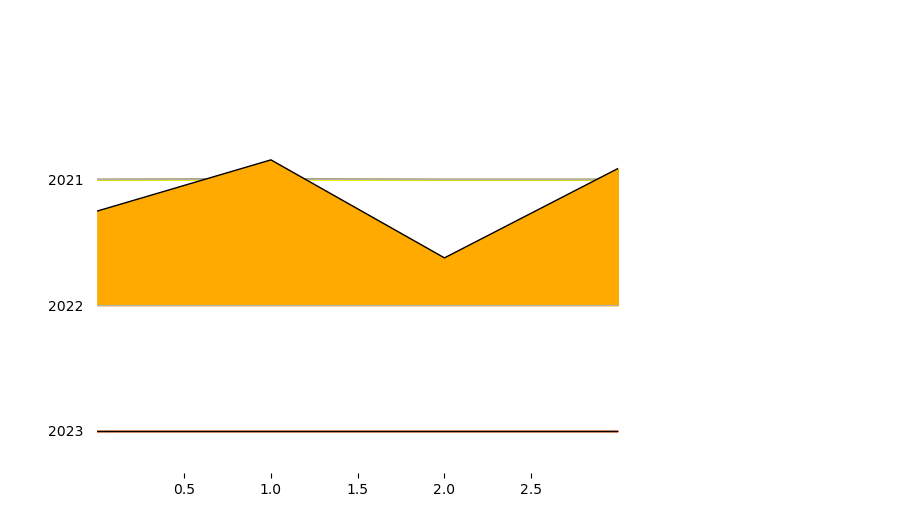
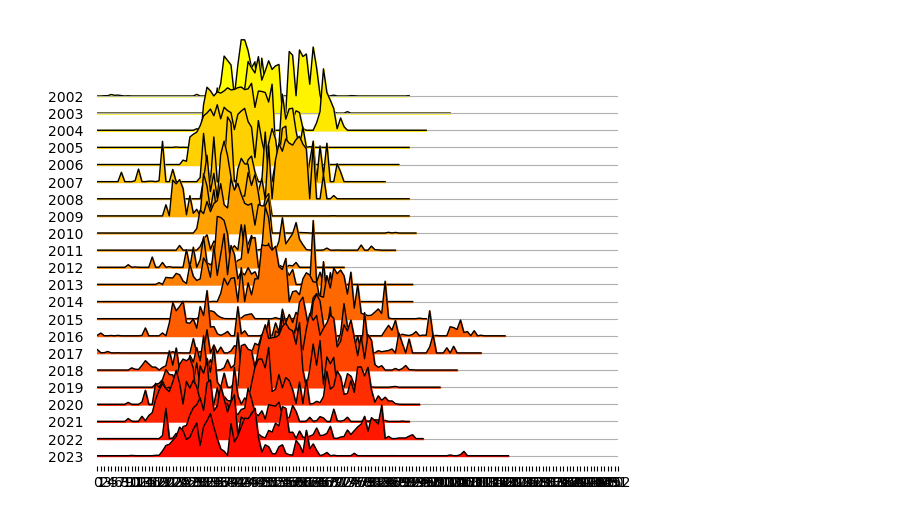
Before and after one commit to ChristofferOlssonSMHI/Satvis, a Jupyter notebook: src/satvistest/JoyplotTest.ipynb, the cells around one changed output. Cells and saved outputs as stored; diff of their text form; code cells hidden in the pictures.

Commit message:
Work on joyplot
- Moved data files to /data

```diff
--- a/src/satvistest/JoyplotTest.ipynb
+++ b/src/satvistest/JoyplotTest.ipynb
@@ -42,0 +43,2 @@ df
+# %%
+df['fca'] = df['fca'].fillna(0)
@@ -43,11 +76,12 @@ df
 # %%
 %matplotlib inline
 
-x_range = list(range(4))
+x_range = list(range(153))
 # labels=[y if y%10==0 else None for y in list(df.time.unique())]
-fig, axes = joypy.joyplot(df, by="year", column="fca", labels=None,
+fig, axes = joypy.joyplot(df, by="year", column="fca", labels=None, range_style='own',
                           grid="y", linewidth=1, legend=False, figsize=(6,5),
                           title=None, kind='values', x_range=x_range,
                           colormap=cm.autumn_r)
+axes[-1].set_xticks(x_range);
 # %% [output]
-[figure, old version]
+[figure, new version]
```
Also changed, not shown: parts of 4 cells of this notebook, 2 other files.
